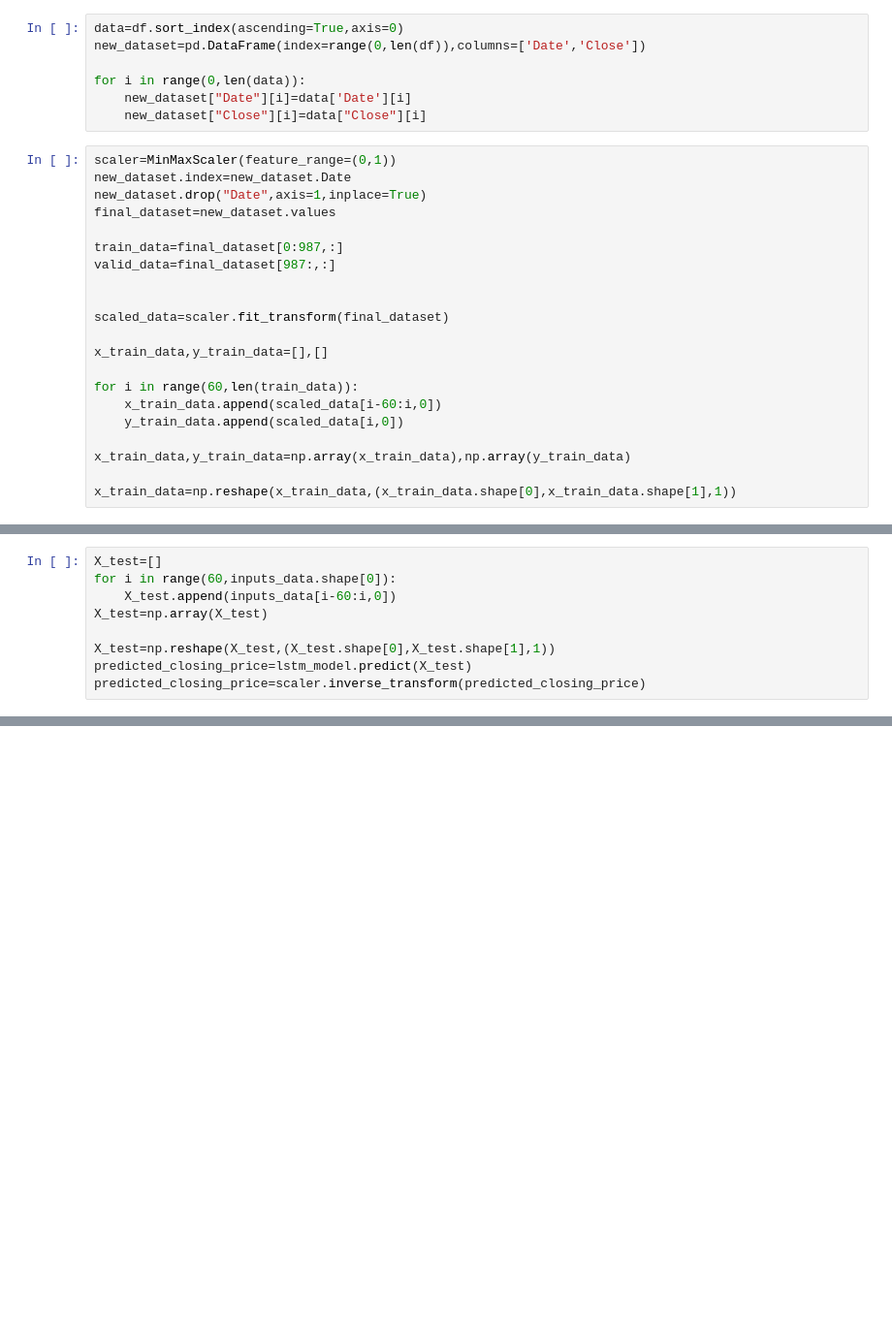
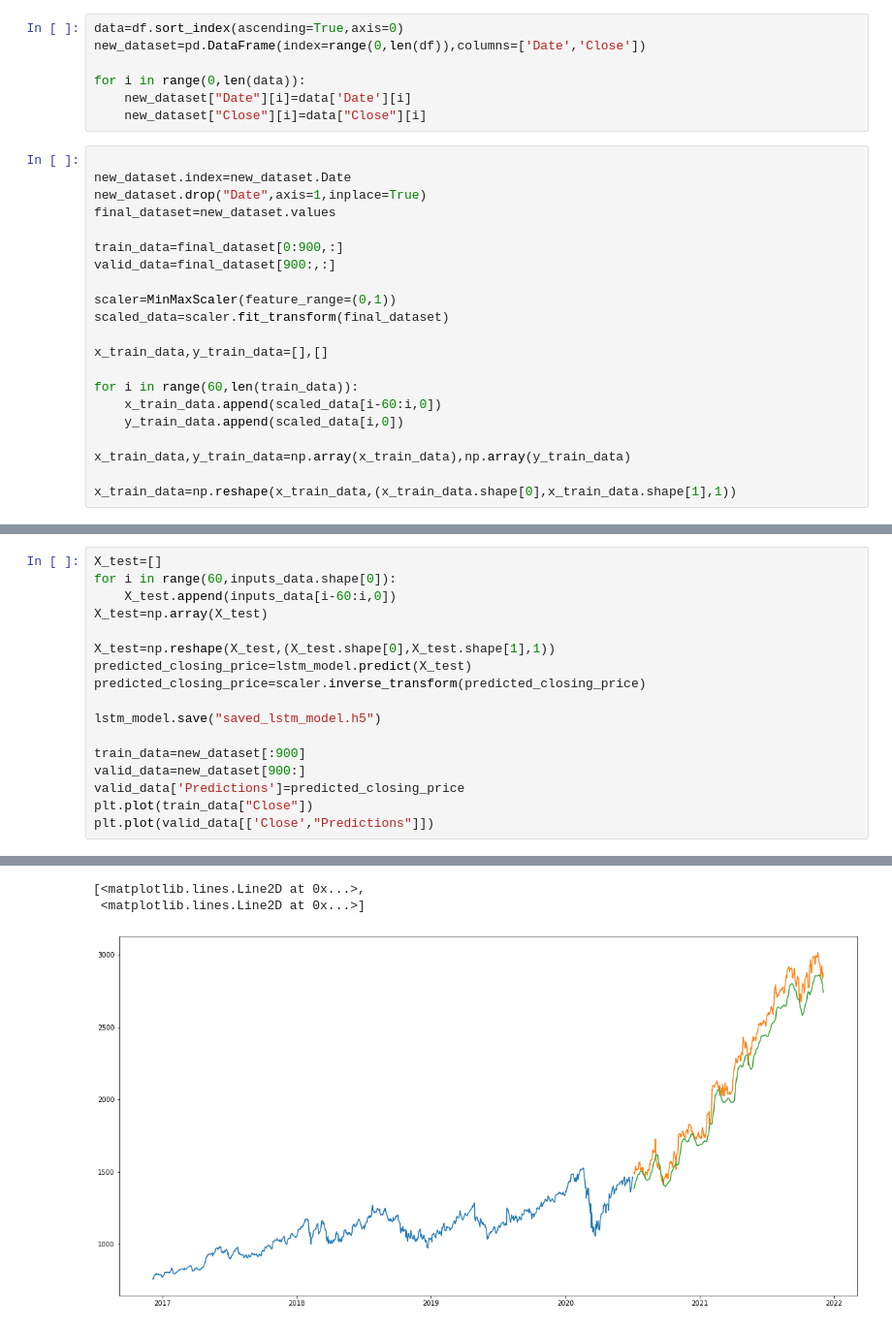
Before and after one commit to DeanMcG/4thYearProject, a Jupyter notebook: appTest.ipynb, the cells around one changed output, grey strips where cells are left out. Shown: that part at 97% size. Cells and saved outputs as stored; diff of their text form; blank space fills up the shorter version.

```diff
--- a/appTest.ipynb
+++ b/appTest.ipynb
@@ -64,15 +65,15 @@ for i in range(0,len(data)):
     new_dataset["Date"][i]=data['Date'][i]
     new_dataset["Close"][i]=data["Close"][i]
 # %%
-scaler=MinMaxScaler(feature_range=(0,1))
+
 new_dataset.index=new_dataset.Date
 new_dataset.drop("Date",axis=1,inplace=True)
 final_dataset=new_dataset.values
 
-train_data=final_dataset[0:987,:]
-valid_data=final_dataset[987:,:]
+train_data=final_dataset[0:900,:]
+valid_data=final_dataset[900:,:]
 
-
+scaler=MinMaxScaler(feature_range=(0,1))
 scaled_data=scaler.fit_transform(final_dataset)
 
 x_train_data,y_train_data=[],[]
@@ -108,4 +109,12 @@ X_test=np.array(X_test)
 X_test=np.reshape(X_test,(X_test.shape[0],X_test.shape[1],1))
 predicted_closing_price=lstm_model.predict(X_test)
 predicted_closing_price=scaler.inverse_transform(predicted_closing_price)
+
+lstm_model.save("saved_lstm_model.h5")
+
+train_data=new_dataset[:900]
+valid_data=new_dataset[900:]
+valid_data['Predictions']=predicted_closing_price
+plt.plot(train_data["Close"])
+plt.plot(valid_data[['Close',"Predictions"]])
 # %% [output]
@@ -112,0 +126,3 @@ IndexError: tuple index out of range
+[<matplotlib.lines.Line2D at 0x...>,
+ <matplotlib.lines.Line2D at 0x...>]
+[figure, added]
```
Also changed, not shown: parts of 4 cells of this notebook, 3 other files.
